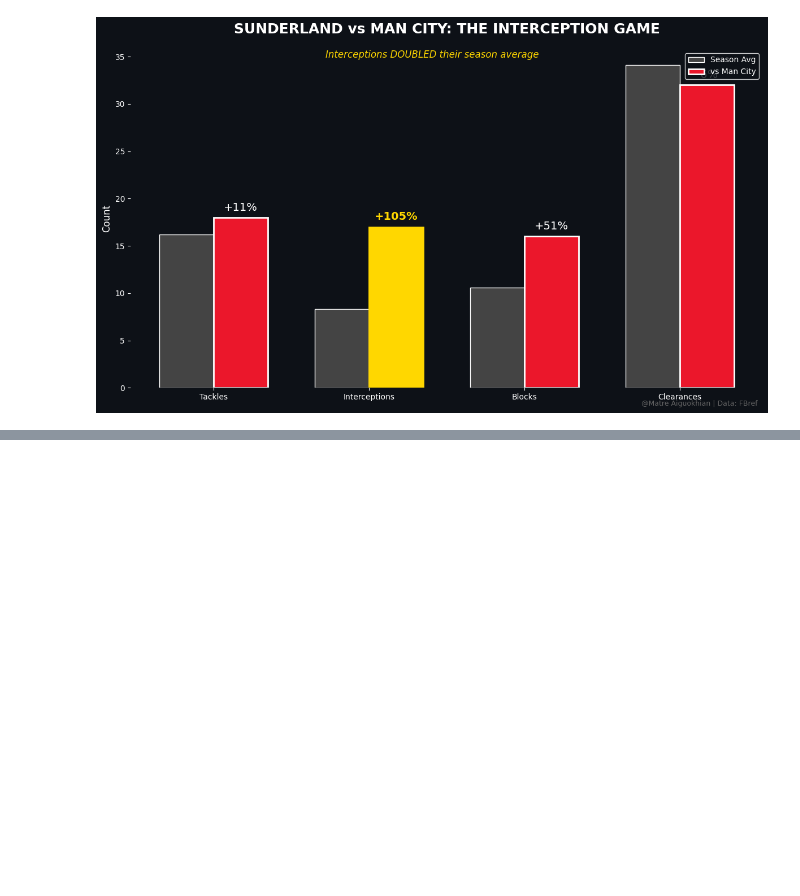
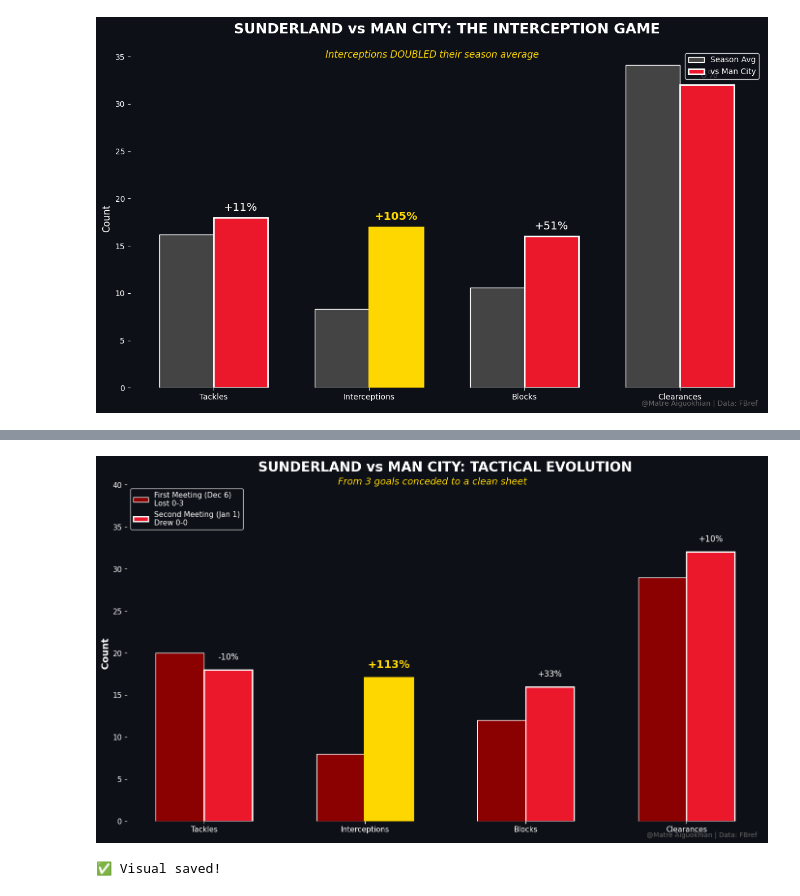
Before and after one commit to Matre5/january-2026-football-analytics, a Jupyter notebook: notebooks/01_jan01_sunderland_mancity.ipynb, the cells around one changed output, grey strips where cells are left out. Drawn from its saved outputs; the diff is of its cells as text; code cells hidden in the pictures; blank space fills up the shorter version.

Commit message:
comparison from the last match

```diff
--- a/notebooks/01_jan01_sunderland_mancity.ipynb
+++ b/notebooks/01_jan01_sunderland_mancity.ipynb
@@ -276,0 +296,78 @@ plt.show()
+# %%
+import matplotlib.pyplot as plt
+import numpy as np
+
+fig, ax = plt.subplots(figsize=(14, 8))
+fig.patch.set_facecolor('#0D1117')
+ax.set_facecolor('#0D1117')
+
+# Data
+stats = ['Tackles', 'Interceptions', 'Blocks', 'Clearances']
+first_match = [20, 8, 12, 29]
+second_match = [18, 17, 16, 32]
+pct_change = ['-10%', '+113%', '+33%', '+10%']
+
+width = 0.30
+x = np.arange(len(stats))
+
+# bars
+bars1 = ax.bar(x - width/2, first_match, width,
+               label='First Meeting (Dec 6)\nLost 0-3',
+               color='#8B0000', edgecolor='white', linewidth=1)
+
+bars2 = ax.bar(x + width/2, second_match, width,
+               label='Second Meeting (Jan 1)\nDrew 0-0',
+               color='#EB172B', edgecolor='white', linewidth=2)
+
+# Highlight the interceptions
+bars2[1].set_color('#FFD700')
+bars2[1].set_linewidth(3)
+
+# Add percentage labels
+for i, (bar, pct) in enumerate(zip(bars2, pct_change)):
+    height = bar.get_height()
+    color = '#FFD700' if i == 1 else 'white'
+    weight = 'bold' if i == 1 else 'normal'
+    size = 16 if i == 1 else 12
+
+    ax.text(bar.get_x() + bar.get_width()/2, height + 1, pct,
+            ha='center', va='bottom', color=color,
+            fontsize=size, fontweight=weight)
+
+# Labels
+ax.set_ylabel('Count', color='white', fontsize=14, fontweight='bold')
+ax.set_xticks(x)
+ax.set_xticklabels(stats, color='white', fontsize=10)
+ax.tick_params(colors='white', labelsize=11)
+
+
+ax.set_ylim(0, 40)
+
+# Title
+ax.set_title('SUNDERLAND vs MAN CITY: TACTICAL EVOLUTION',
+             color='white', fontsize=20, fontweight='bold', pad=20)
+
+# Subtitle
+fig.text(0.5, 0.92, 'From 3 goals conceded to a clean sheet',
+         ha='center', fontsize=14, color='#FFD700', style='italic')
+
+# MOVE LEGEND HIGHER AND TO THE LEFT
+ax.legend(loc='upper left', facecolor='#0D1117',
+          edgecolor='white', labelcolor='white', fontsize=11)
+
+# Remove spines
+for spine in ax.spines.values():
+    spine.set_visible(False)
+
+fig.text(0.98, 0.01, '@Matre Aiguokhian | Data: FBref',
+         ha='right', fontsize=10, color='#666666')
+
+plt.tight_layout()
+plt.savefig('../visuals/sunderland_city_evolution.png',
+            dpi=300, facecolor='#0D1117', bbox_inches='tight')
+plt.show()
+
+print("✅ Visual saved!")
+# %% [output]
+[figure, added]
+✅ Visual saved!
```
Also changed, not shown: parts of 5 cells of this notebook, 1 other file.
